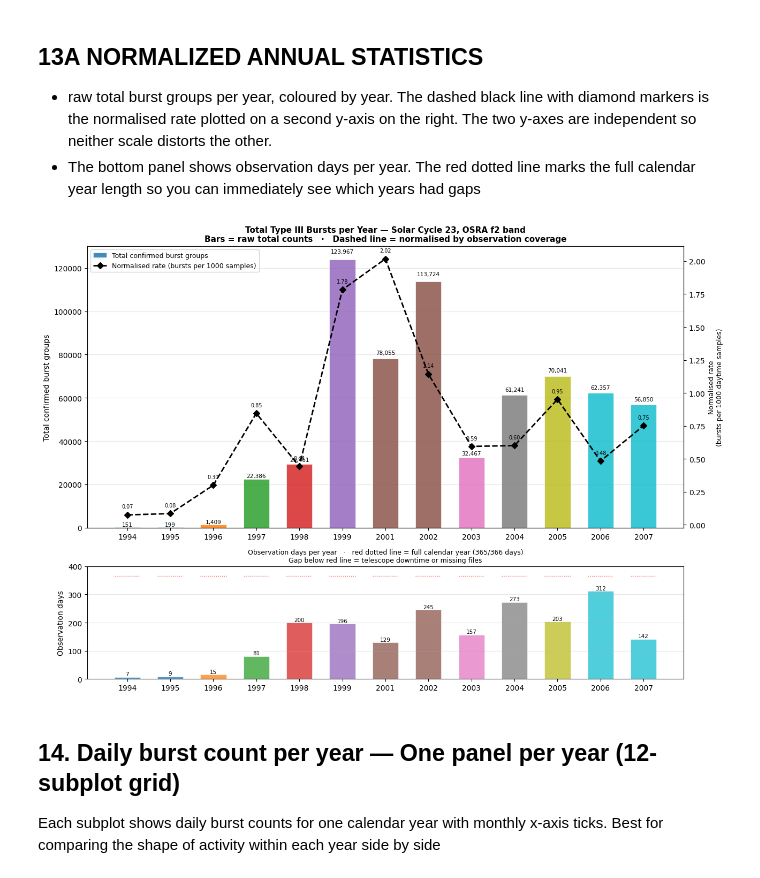
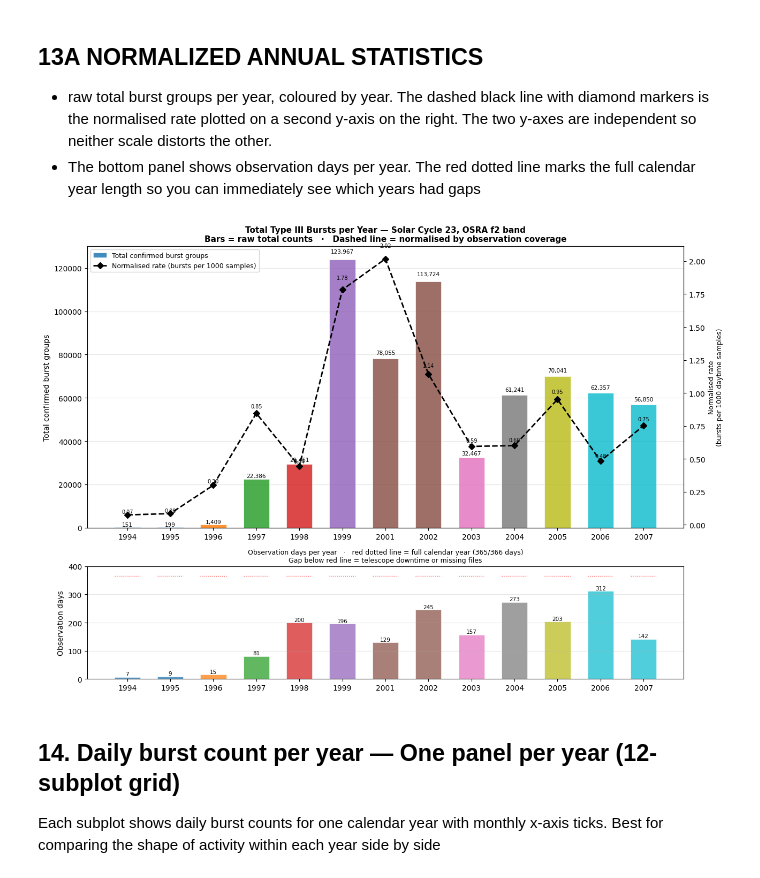
Before and after one commit to ChukwudiOkoro/Automated-Detection-of-Type-III-Solar-radio-Bursts-using-the-OSRA-Spectrograph, a Jupyter notebook: type3detectosra/OSRA_type3detect_all.ipynb, the cells around one changed output. Saved outputs shown, nothing was run; the diff lists cells and outputs as text; code cells hidden in the pictures.

```diff
--- a/type3detectosra/OSRA_type3detect_all.ipynb
+++ b/type3detectosra/OSRA_type3detect_all.ipynb
@@ -335,14 +353,15 @@ def safe_read_osraf2(fname):
             try:
                 # BCD decode — identical formula to drb.read_osraf2.
                 # High nibble = tens digit (byte >> 4), low nibble = units digit (byte & 0x0F).
-                year        = int(np_chunk[0] / 16) * 10 + (np_chunk[0] & 15)
+                # Change these 8 lines — add int() around every np_chunk nibble
+                year        = int(np_chunk[0] // 16) * 10 + int(np_chunk[0] & 15)
                 year        = year + 1900 if year > 50 else year + 2000
-                month       = int(np_chunk[1] / 16) * 10 + (np_chunk[1] & 15)
-                day         = int(np_chunk[2] / 16) * 10 + (np_chunk[2] & 15)
-                hour        = int(np_chunk[3] / 16) * 10 + (np_chunk[3] & 15)
-                minute      = int(np_chunk[4] / 16) * 10 + (np_chunk[4] & 15)
-                second      = int(np_chunk[5] / 16) * 10 + (np_chunk[5] & 15)
-                microsecond = 100000 * np_chunk[6]
+                month       = int(np_chunk[1] // 16) * 10 + int(np_chunk[1] & 15)
+                day         = int(np_chunk[2] // 16) * 10 + int(np_chunk[2] & 15)
+                hour        = int(np_chunk[3] // 16) * 10 + int(np_chunk[3] & 15)
+                minute      = int(np_chunk[4] // 16) * 10 + int(np_chunk[4] & 15)
+                second      = int(np_chunk[5] // 16) * 10 + int(np_chunk[5] & 15)
+                microsecond = 100000 * int(np_chunk[6])
 
                 # This raises ValueError for any out-of-range field (e.g. month=0)
                 timestamp = dt_module.datetime(
@@ -1983,0 +1900,21 @@ Warning: Skipped Mann-Whitney test. Need at least 5 samples in both groups.
+# %%
+# Statistical test: burst rate vs continuous GOES XRS flux ............
+# Spearman / Pearson correlation test
+# Uses continuous measurements — no threshold bias from the B-class paradox.
+from scipy.stats import spearmanr, pearsonr
+
+valid = df_cycle[["burst_rate_norm", "log10_xrsb_max"]].dropna()
+
+r_spearman, p_spearman = spearmanr(valid["burst_rate_norm"],
+                                    valid["log10_xrsb_max"])
+r_pearson,  p_pearson  = pearsonr( valid["burst_rate_norm"],
+                                    valid["log10_xrsb_max"])
+
+print(f"n = {len(valid)} observation days with both burst rate and XRS flux")
+print(f"\nSpearman r = {r_spearman:.4f}   p = {p_spearman:.4e}")
+print(f"Pearson  r = {r_pearson:.4f}   p = {p_pearson:.4e}")
+print(f"\nInterpretation:")
+print(f"  Spearman tests monotonic correlation — robust to extreme outliers")
+print(f"  Pearson  tests linear correlation")
+print(f"  Both significant at p < 0.05 confirms the OSRA normalised burst")
+print(f"  rate tracks solar X-ray activity without flare threshold bias")
@@ -2211,11 +2728,8 @@ ax2.plot(
 # Annotate each normalised rate point
 for xi, val in zip(x_pos, yearly_summary["norm_rate"].values):
     if not np.isnan(val):
-        ax2.text(
-            xi, val + ax2.get_ylim()[1] * 0.02,
-            f"{val:.2f}",
-            ha="center", va="bottom", fontsize=7, color="black"
-        )
+        ax2.text(xi, val * 1.04, f"{val:.2f}",
+         ha="center", va="bottom", fontsize=7, color="black")
 
 ax1.set_ylabel("Total confirmed burst groups", fontsize=10)
 ax2.set_ylabel(
@@ -2223,7 +2737,7 @@ ax2.set_ylabel(
     fontsize=9, color="black"
 )
 ax1.set_xticks(x_pos)
-ax1.set_xticklabels(years, fontsize=10)
+ax1.set_xticklabels(labels, fontsize=10)
 ax1.set_title(
     "Total Type III Bursts per Year — Solar Cycle 23, OSRA f2 band\n"
     "Bars = raw total counts   ·   Dashed line = normalised by observation coverage",
@@ -2267,34 +2781,34 @@ for xi, yr in enumerate(years):
         color="red", lw=1.0, ls=":", alpha=0.7
     )
 
 # Annotate with actual day count
 for bar, val in zip(obs_day_bars, yearly_summary["obs_days"].values):
     ax3.text(
         bar.get_x() + bar.get_width() / 2,
         bar.get_height() + 1,
         str(int(val)),
         ha="center", va="bottom", fontsize=7.5
     )
 
 ax3.set_xticks(x_pos)
 ax3.set_xticklabels(years, fontsize=10)
 ax3.set_ylabel("Observation days", fontsize=10)
 ax3.set_title(
     "Observation days per year   ·   red dotted line = full calendar year (365/366 days)\n"
     "Gap below red line = telescope downtime or missing files",
     fontsize=9
 )
 ax3.set_ylim(0, 400)
 ax3.grid(axis="y", alpha=0.3)
 
 plt.tight_layout()
 plt.savefig(
     f"{OUTPUT_DIR}/annual_bursts_normalised.png",
     dpi=300, bbox_inches="tight"
 )
 plt.show()
 # %% [output]
-[figure, old version]
+[figure, new version]
 # %% [markdown]
 ## 14.  Daily burst count per year — One panel per year (12-subplot grid)
 Each subplot shows daily burst counts for one calendar year with monthly x-axis ticks. Best for comparing the shape of activity within each year side by side
```
Also changed, not shown: parts of 30 cells of this notebook, 1 other file.
